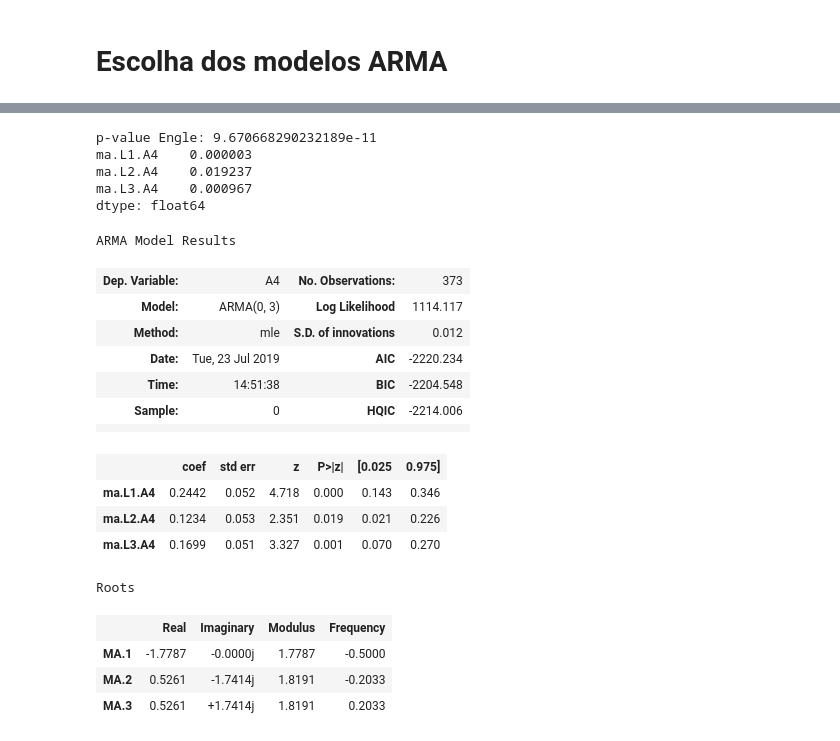
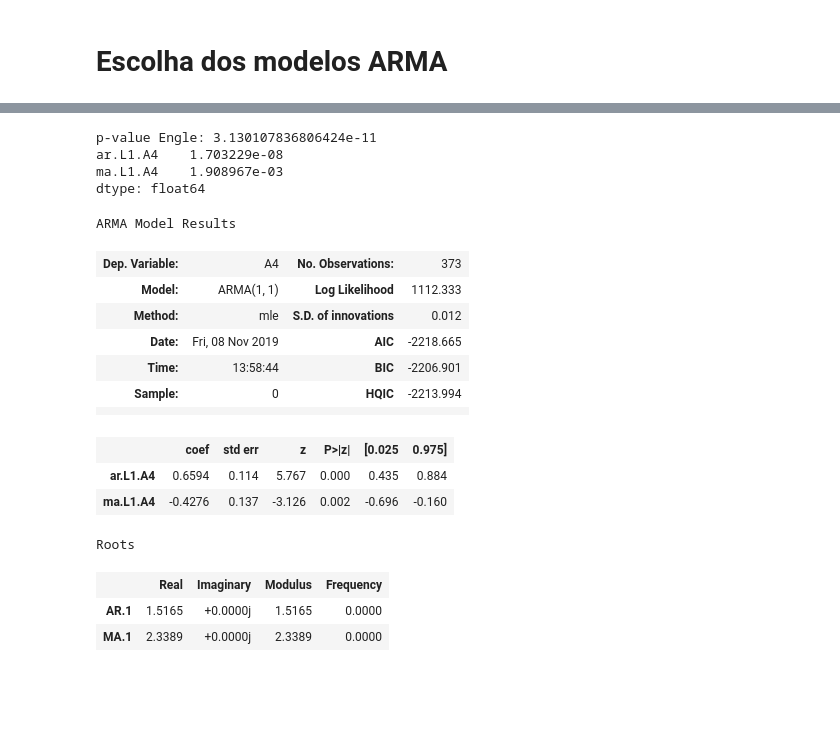
Before and after one commit to pedroargento/Mestrado, a Jupyter notebook: codigo.ipynb, the cells around one changed output, grey strips where cells are left out. Saved outputs shown, nothing was run; the diff lists cells and outputs as text; code cells hidden in the pictures; blank space fills up the shorter version.

```diff
--- a/codigo.ipynb
+++ b/codigo.ipynb
@@ -328,34 +418,31 @@ Roots
 | AR.1 | 1.5155 | +0.0000j | 1.5155 | 0.0000 |
 | MA.1 | 2.3541 | +0.0000j | 2.3541 | 0.0000 |
 # %%
-A4 = smt.ARMA(Returns.A4, order=(0, 3)).fit(
+A4 = smt.ARMA(Returns.A4, order=(1, 1)).fit(
     method='mle', trend='nc')
 print('p-value Engle: ' + str(het_arch(A4.resid)[1]))
 print(A4.pvalues)
 A4.summary()
 # %% [output]
-p-value Engle: 9.670668290232189e-11
-ma.L1.A4    0.000003
-ma.L2.A4    0.019237
-ma.L3.A4    0.000967
+p-value Engle: 3.130107836806424e-11
+ar.L1.A4    1.703229e-08
+ma.L1.A4    1.908967e-03
 dtype: float64
 ARMA Model Results
 | Dep. Variable: | A4 | No. Observations: | 373 |
-| Model: | ARMA(0, 3) | Log Likelihood | 1114.117 |
+| Model: | ARMA(1, 1) | Log Likelihood | 1112.333 |
 | Method: | mle | S.D. of innovations | 0.012 |
-| Date: | Tue, 23 Jul 2019 | AIC | -2220.234 |
-| Time: | 14:51:38 | BIC | -2204.548 |
-| Sample: | 0 | HQIC | -2214.006 |
+| Date: | Fri, 08 Nov 2019 | AIC | -2218.665 |
+| Time: | 13:58:44 | BIC | -2206.901 |
+| Sample: | 0 | HQIC | -2213.994 |
 |  |  |  |  |
 |  | coef | std err | z | P>|z| | [0.025 | 0.975] |
-| ma.L1.A4 | 0.2442 | 0.052 | 4.718 | 0.000 | 0.143 | 0.346 |
-| ma.L2.A4 | 0.1234 | 0.053 | 2.351 | 0.019 | 0.021 | 0.226 |
-| ma.L3.A4 | 0.1699 | 0.051 | 3.327 | 0.001 | 0.070 | 0.270 |
+| ar.L1.A4 | 0.6594 | 0.114 | 5.767 | 0.000 | 0.435 | 0.884 |
+| ma.L1.A4 | -0.4276 | 0.137 | -3.126 | 0.002 | -0.696 | -0.160 |
 Roots
 |  | Real | Imaginary | Modulus | Frequency |
-| MA.1 | -1.7787 | -0.0000j | 1.7787 | -0.5000 |
-| MA.2 | 0.5261 | -1.7414j | 1.8191 | -0.2033 |
-| MA.3 | 0.5261 | +1.7414j | 1.8191 | 0.2033 |
+| AR.1 | 1.5165 | +0.0000j | 1.5165 | 0.0000 |
+| MA.1 | 2.3389 | +0.0000j | 2.3389 | 0.0000 |
 # %%
 M1 = smt.ARMA(Returns.M1, order=(2, 1)).fit(
     method='mle', trend='nc')
```
Also changed, not shown: parts of 18 cells of this notebook.
